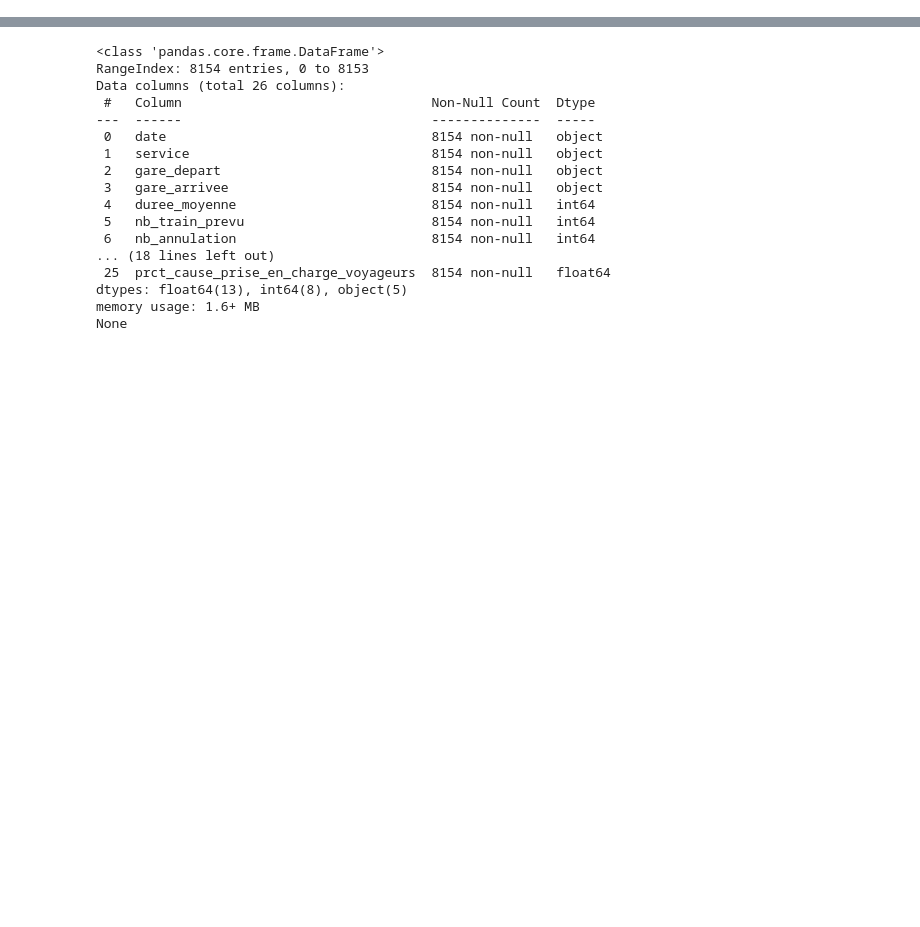
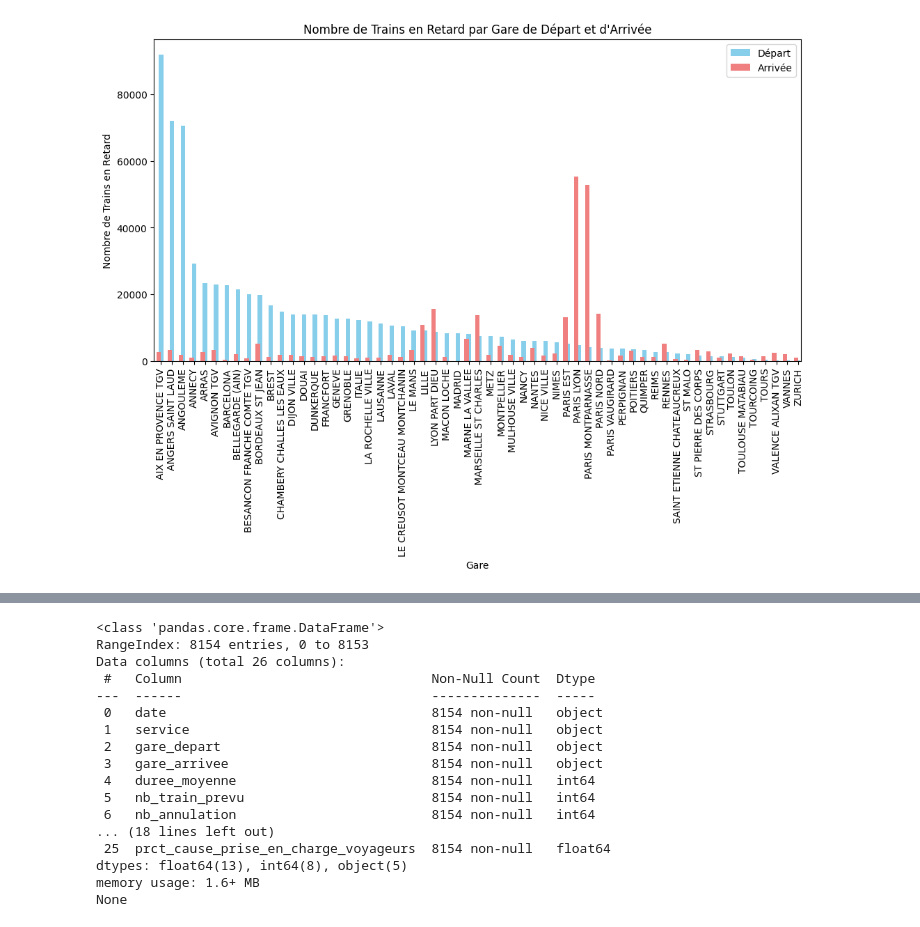
Before and after one commit to Enaouram/prediction-of-TGV-delays, a Jupyter notebook: data_analysis.ipynb, the cells around one changed output, grey strips where cells are left out. Saved outputs shown, nothing was run; the diff lists cells and outputs as text; code cells hidden in the pictures; blank space fills up the shorter version.

```diff
--- a/data_analysis.ipynb
+++ b/data_analysis.ipynb
@@ -35,0 +95,32 @@ print(data.head())
+# %%
+# Grouper par "gare_depart" et compter le nombre de trains en retard au départ
+nombre_trains_retard_depart = df[df['nb_train_depart_retard'] > 0].groupby('gare_depart')['nb_train_depart_retard'].sum()
+
+# Grouper par "gare_arrivee" et compter le nombre de trains en retard à l'arrivée
+nombre_trains_retard_arrivee = df[df['nb_train_retard_arrivee'] > 0].groupby('gare_arrivee')['nb_train_retard_arrivee'].sum()
+
+# Triez les gares par le nombre de trains en retard au départ, en ordre décroissant
+nombre_trains_retard_depart = nombre_trains_retard_depart.sort_values(ascending=False)
+
+# Créez un graphique en barres
+plt.figure(figsize=(12, 6))
+
+# Créez un petit décalage entre les deux barres
+width = 0.4
+
+nombre_trains_retard_depart.plot(kind='bar', color='skyblue', label='Départ', width=width)
+nombre_trains_retard_arrivee.plot(kind='bar', color='lightcoral', label='Arrivée', width=width, position=1)
+
+plt.title('Nombre de Trains en Retard par Gare de Départ et d\'Arrivée')
+plt.xlabel('Gare')
+plt.ylabel('Nombre de Trains en Retard')
+
+# Rotation des étiquettes de l'axe des x de 90 degrés
+plt.xticks(rotation=90)
+
+# Ajoutez une légende pour distinguer les données de départ et d'arrivée
+plt.legend()
+
+plt.show()
+# %% [output]
+[figure, added]
```
Also changed, not shown: parts of 42 cells of this notebook.
